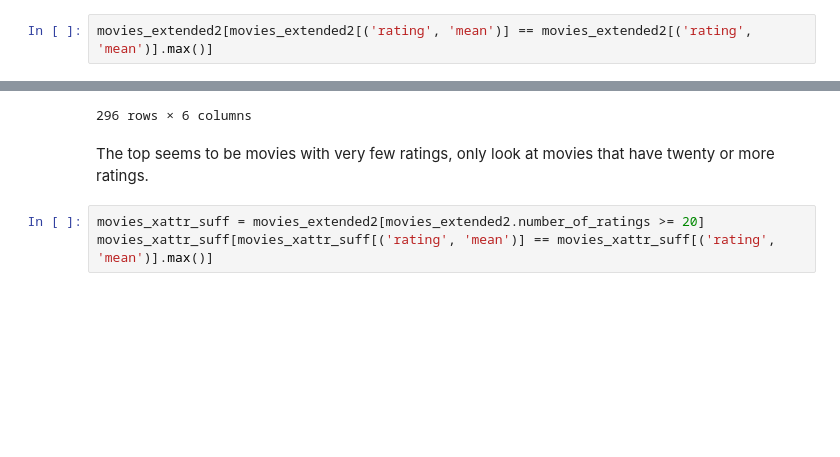
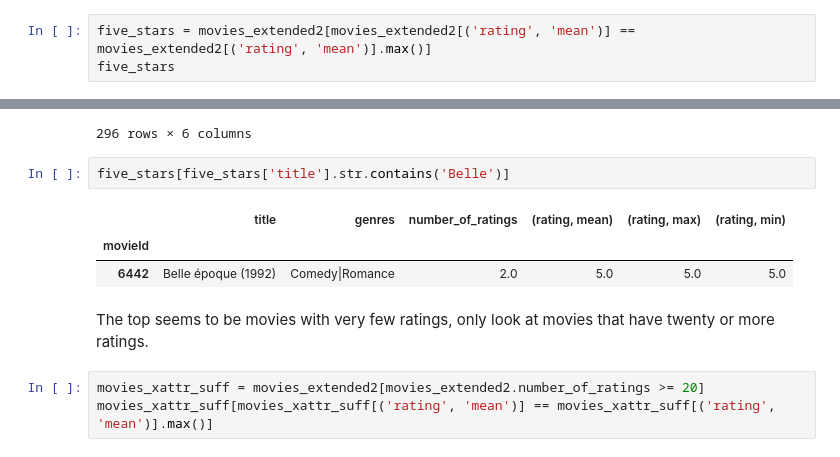
Before and after one commit to DOMEscho/saki-recommender-system, a Jupyter notebook: SAKI_reco_exercise.ipynb, the cells around one changed output, grey strips where cells are left out. Drawn from its saved outputs; the diff is of its cells as text; blank space fills up the shorter version.

```diff
--- a/SAKI_reco_exercise.ipynb
+++ b/SAKI_reco_exercise.ipynb
@@ -224,7 +230,8 @@ ratings_extended_on_movieId = ratings[['movieId', 'rating']].groupby(by=['movieI
 # %%
 movies_extended2 = movies_extended.join(ratings_extended_on_movieId, on='movieId')
 # %%
-movies_extended2[movies_extended2[('rating', 'mean')] == movies_extended2[('rating', 'mean')].max()]
+five_stars = movies_extended2[movies_extended2[('rating', 'mean')] == movies_extended2[('rating', 'mean')].max()]
+five_stars
 # %% [output]
 |  | title | genres | number_of_ratings | (rating, mean) | (rating, max) | (rating, min) |
 | movieId |  |  |  |  |  |  |
@@ -240,6 +247,12 @@ movies_extended2[movies_extended2[('rating', 'mean')] == movies_extended2[('rati
 | 184245 | De platte jungle (1978) | Documentary | 1.0 | 5.0 | 5.0 | 5.0 |
 | 187717 | Won't You Be My Neighbor? (2018) | Documentary | 1.0 | 5.0 | 5.0 | 5.0 |
 296 rows × 6 columns
+# %%
+five_stars[five_stars['title'].str.contains('Belle')]
+# %% [output]
+|  | title | genres | number_of_ratings | (rating, mean) | (rating, max) | (rating, min) |
+| movieId |  |  |  |  |  |  |
+| 6442 | Belle époque (1992) | Comedy|Romance | 2.0 | 5.0 | 5.0 | 5.0 |
 # %% [markdown]
 The top seems to be movies with very few ratings, only look at movies that have twenty or more ratings.
 # %%
```
Also changed, not shown: parts of 7 cells of this notebook.
